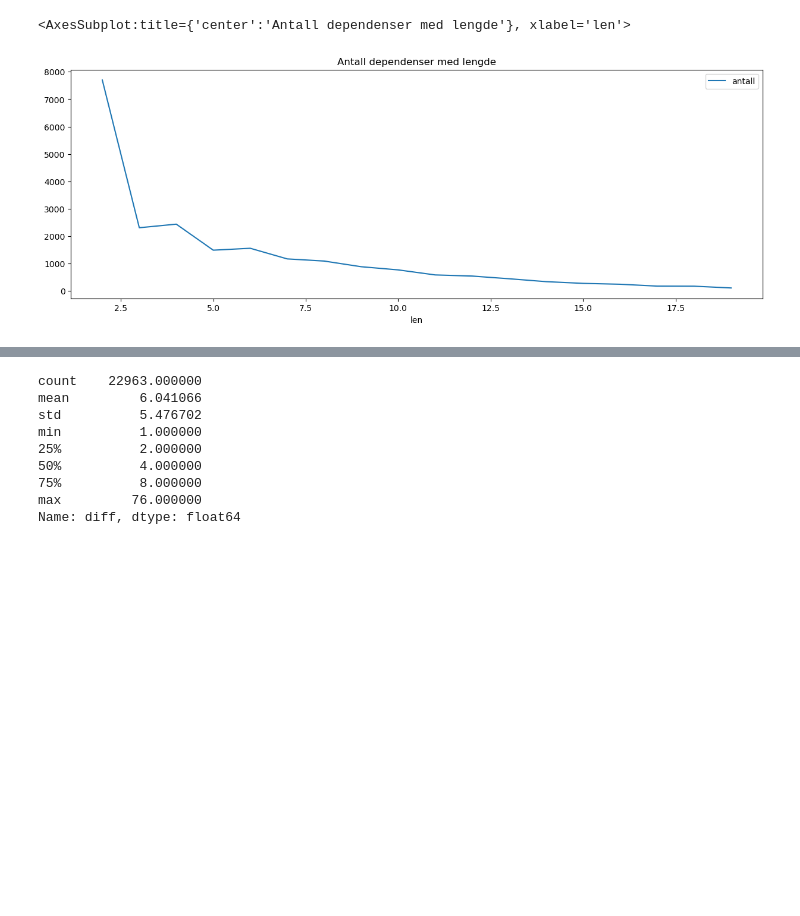
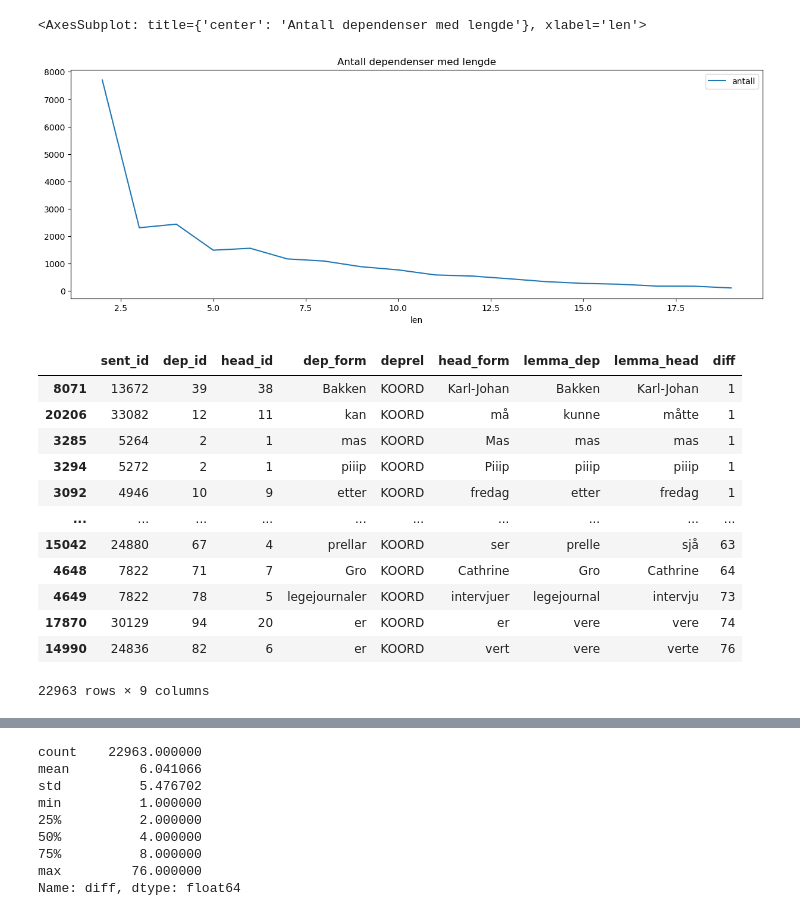
Before and after one commit to Yoonsen/NDT_analyse, a Jupyter notebook: extract.ipynb, the cells around one changed output, grey strips where cells are left out. Cells and saved outputs as stored; diff of their text form; code cells hidden in the pictures; blank space fills up the shorter version.

```diff
--- a/extract.ipynb
+++ b/extract.ipynb
@@ -1,9 +1,6 @@
 # %%
 import pandas as pd
 import sqlite3
-# %%
-with sqlite3.connect('NDT/ndt_sql.db') as con:
-    ndt.to_sql("ndt", con)
 # %%
 def pdquery(db, sql, params=()):
     with sqlite3.connect(db) as con:
@@ -42,7 +59,7 @@ ls = pd.DataFrame([(i,len(df[abs(df['diff']) == i])) for i in range(2,20)], colu
 # %%
 ls.plot(title="Antall dependenser med lengde", figsize=(15,5))
 # %% [output]
-<AxesSubplot:title={'center':'Antall dependenser med lengde'}, xlabel='len'>
+<AxesSubplot: title={'center': 'Antall dependenser med lengde'}, xlabel='len'>
 [figure]
 # %%
 import networkx as nx
@@ -82 +101,17 @@ def draw_graph(G):
+# %%
+df.sort_values(by='diff')
+# %% [output]
+|  | sent_id | dep_id | head_id | dep_form | deprel | head_form | lemma_dep | lemma_head | diff |
+| 8071 | 13672 | 39 | 38 | Bakken | KOORD | Karl-Johan | Bakken | Karl-Johan | 1 |
+| 20206 | 33082 | 12 | 11 | kan | KOORD | må | kunne | måtte | 1 |
+| 3285 | 5264 | 2 | 1 | mas | KOORD | Mas | mas | mas | 1 |
+| 3294 | 5272 | 2 | 1 | piiip | KOORD | Piiip | piiip | piiip | 1 |
+| 3092 | 4946 | 10 | 9 | etter | KOORD | fredag | etter | fredag | 1 |
+| ... | ... | ... | ... | ... | ... | ... | ... | ... | ... |
+| 15042 | 24880 | 67 | 4 | prellar | KOORD | ser | prelle | sjå | 63 |
+| 4648 | 7822 | 71 | 7 | Gro | KOORD | Cathrine | Gro | Cathrine | 64 |
+| 4649 | 7822 | 78 | 5 | legejournaler | KOORD | intervjuer | legejournal | intervju | 73 |
+| 17870 | 30129 | 94 | 20 | er | KOORD | er | vere | vere | 74 |
+| 14990 | 24836 | 82 | 6 | er | KOORD | vert | vere | verte | 76 |
+22963 rows × 9 columns
 # %%
```
Also changed, not shown: parts of 5 cells of this notebook, 1 other file.
